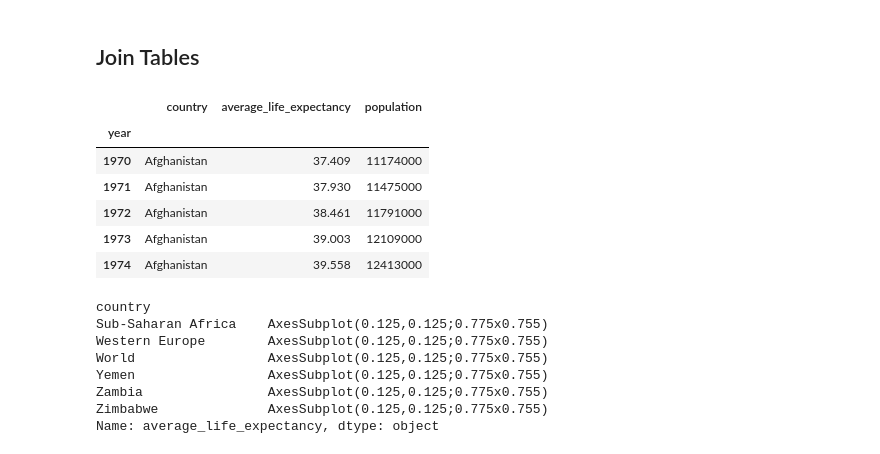
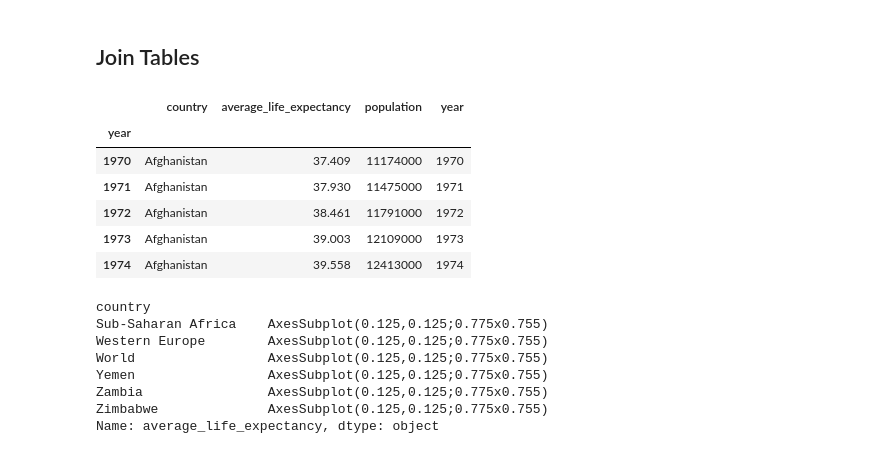
Before and after one commit to simonsasse/dataviz, a Jupyter notebook: main.ipynb, the cells around one changed output. Drawn from its saved outputs; the diff is of its cells as text; code cells hidden in the pictures.

```diff
--- a/main.ipynb
+++ b/main.ipynb
@@ -81,20 +81,21 @@ merged_data =  life_expectancy.merge(
 # %%
 merged_data = merged_data[["Geographic area", "TIME_PERIOD", "OBS_VALUE_x", "OBS_VALUE_y"]].rename(
                             columns={"Geographic area":"country", "TIME_PERIOD":"year", "OBS_VALUE_x":"average_life_expectancy", "OBS_VALUE_y":"population"}
                         ).set_index(
                             "year"
                         )
 merged_data.population = merged_data.population.astype(int)
 merged_data.population *= 1000
+merged_data["year"] = merged_data.index.values
 merged_data.head()
 # %% [output]
-|  | country | average_life_expectancy | population |
-| year |  |  |  |
-| 1970 | Afghanistan | 37.409 | 11174000 |
-| 1971 | Afghanistan | 37.930 | 11475000 |
-| 1972 | Afghanistan | 38.461 | 11791000 |
-| 1973 | Afghanistan | 39.003 | 12109000 |
-| 1974 | Afghanistan | 39.558 | 12413000 |
+|  | country | average_life_expectancy | population | year |
+| year |  |  |  |  |
+| 1970 | Afghanistan | 37.409 | 11174000 | 1970 |
+| 1971 | Afghanistan | 37.930 | 11475000 | 1971 |
+| 1972 | Afghanistan | 38.461 | 11791000 | 1972 |
+| 1973 | Afghanistan | 39.003 | 12109000 | 1973 |
+| 1974 | Afghanistan | 39.558 | 12413000 | 1974 |
 # %%
 merged_data.tail(300).groupby("country")["average_life_expectancy"].plot(kind="line", xlabel="Year", ylabel="Average life expectancy", grid=True, legend=True) # (x="TIME_PERIOD", y="OBS_VALUE")
 # %% [output]
```
Also changed, not shown: parts of 11 cells of this notebook, 6 other files.
